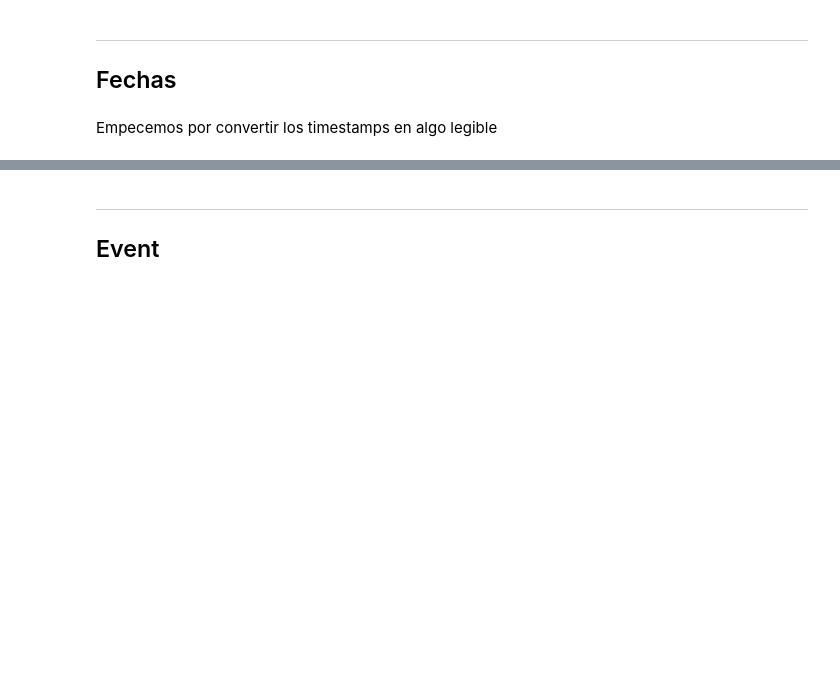
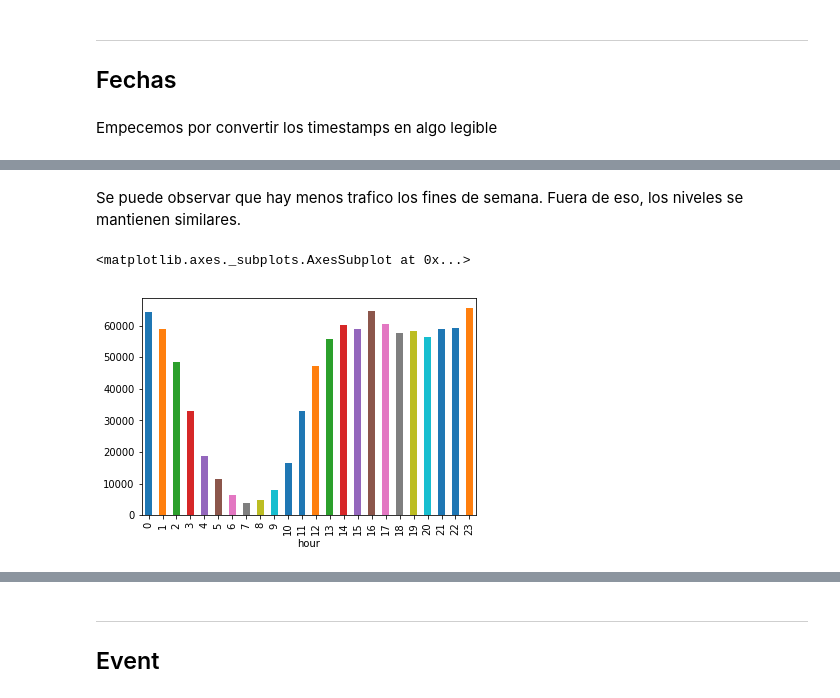
Before and after one commit to rozanecm/7506_OrganizacionDeDatos_TP1, a Jupyter notebook: tp1.ipynb, the cells around one changed output, grey strips where cells are left out. Cells and saved outputs as stored; diff of their text form; code cells hidden in the pictures; blank space fills up the shorter version.

```diff
--- a/tp1.ipynb
+++ b/tp1.ipynb
@@ -49,0 +70,7 @@ df['hour'] = df['timestamp'].dt.hour
+# %% [markdown]
+Se puede observar que hay menos trafico los fines de semana. Fuera de eso, los niveles se mantienen similares.
+# %%
+df.groupby('hour').count()['person'].plot(kind='bar')
+# %% [output]
+<matplotlib.axes._subplots.AxesSubplot at 0x...>
+[figure, added]
```
Also changed, not shown: parts of 15 cells of this notebook.
